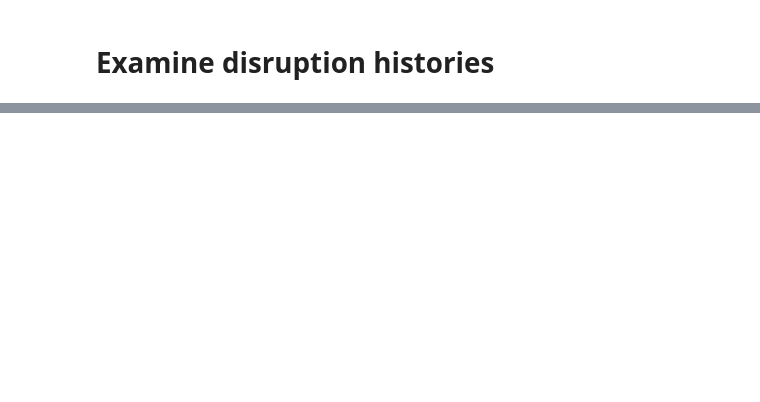
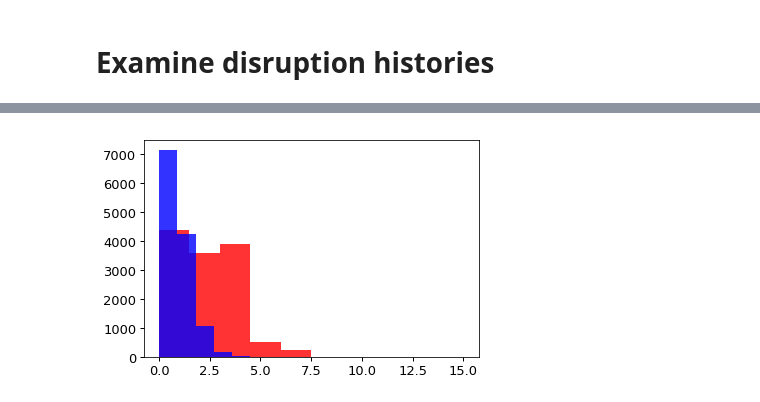
Before and after one commit to aphearin/empirical_disk_bulge, a Jupyter notebook: notebooks/disruption_experiments.ipynb, the cells around one changed output, grey strips where cells are left out. Saved outputs shown, nothing was run; the diff lists cells and outputs as text; code cells hidden in the pictures; blank space fills up the shorter version.

```diff
--- a/notebooks/disruption_experiments.ipynb
+++ b/notebooks/disruption_experiments.ipynb
@@ -194,9 +235,11 @@ mean_drh1_mask1.min(), mean_drh1_mask1.max()
 # %%
 fig, ax = plt.subplots(1, 1)
 
 
 np.mean(drh1 > 0, axis=0).shape
 mask1 = (vamock['sm'] > 10**9.75) & (vamock['sm'] < 10**10)
 
-__=ax.hist(np.sum(drh1[mask1]>0, axis=1), alpha=0.8)
-__=ax.hist(np.sum(drh2[mask1]>0, axis=1), alpha=0.8)
+__=ax.hist(np.sum(drh1[mask1]>0, axis=1), alpha=0.8, color='red')
+__=ax.hist(np.sum(drh2[mask1]>0, axis=1), alpha=0.8, color='blue')
+# %% [output]
+[figure, added]
```
Also changed, not shown: parts of 10 cells of this notebook, 3 other files.
